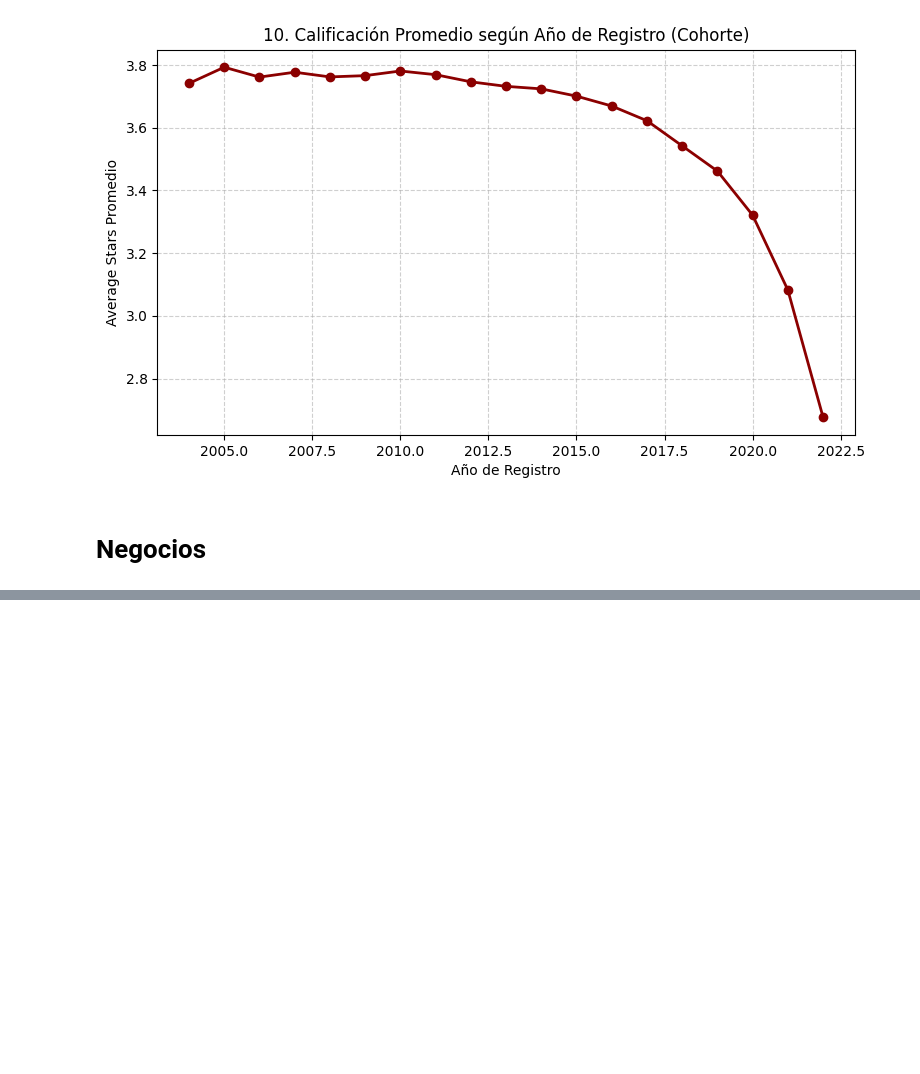
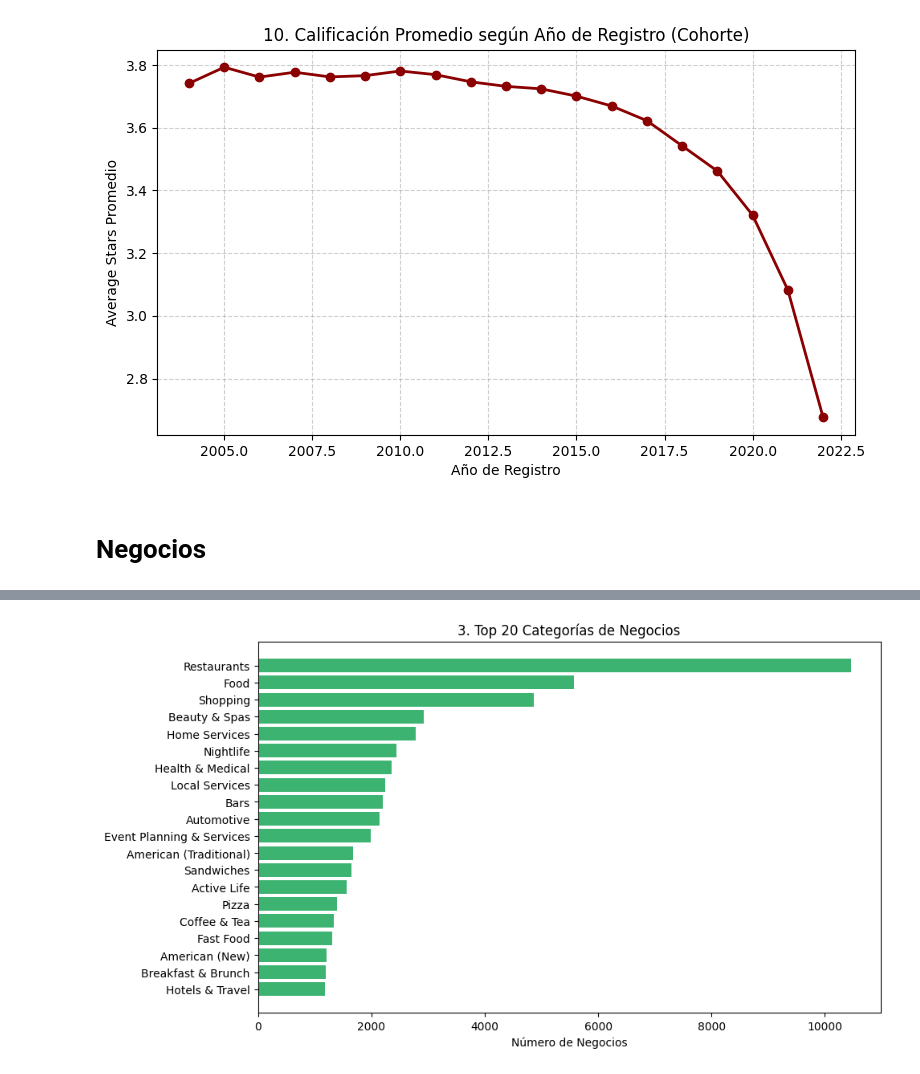
Before and after one commit to yabol02/recsys_content, a Jupyter notebook: notebooks/eda_sql.ipynb, the cells around one changed output, grey strips where cells are left out. Saved outputs shown, nothing was run; the diff lists cells and outputs as text; code cells hidden in the pictures; blank space fills up the shorter version.

```diff
--- a/notebooks/eda_sql.ipynb
+++ b/notebooks/eda_sql.ipynb
@@ -306,0 +383,21 @@ plt.show()
+# %%
+plt.figure(figsize=(10, 6))
+query = """
+    SELECT category, COUNT(*) as count
+    FROM (
+        SELECT UNNEST(categories) as category FROM negocios
+    )
+    GROUP BY category
+    ORDER BY count DESC
+    LIMIT 20
+"""
+data = duckdb.sql(query).pl()
+
+# Gráfico de barras horizontal para que se lean bien los textos
+plt.barh(data['category'], data['count'], color='mediumseagreen')
+plt.gca().invert_yaxis() # La categoría más grande arriba
+plt.title('3. Top 20 Categorías de Negocios')
+plt.xlabel('Número de Negocios')
+plt.show()
+# %% [output]
+[figure, added]
```
Also changed, not shown: parts of 20 cells of this notebook, 2 other files.
